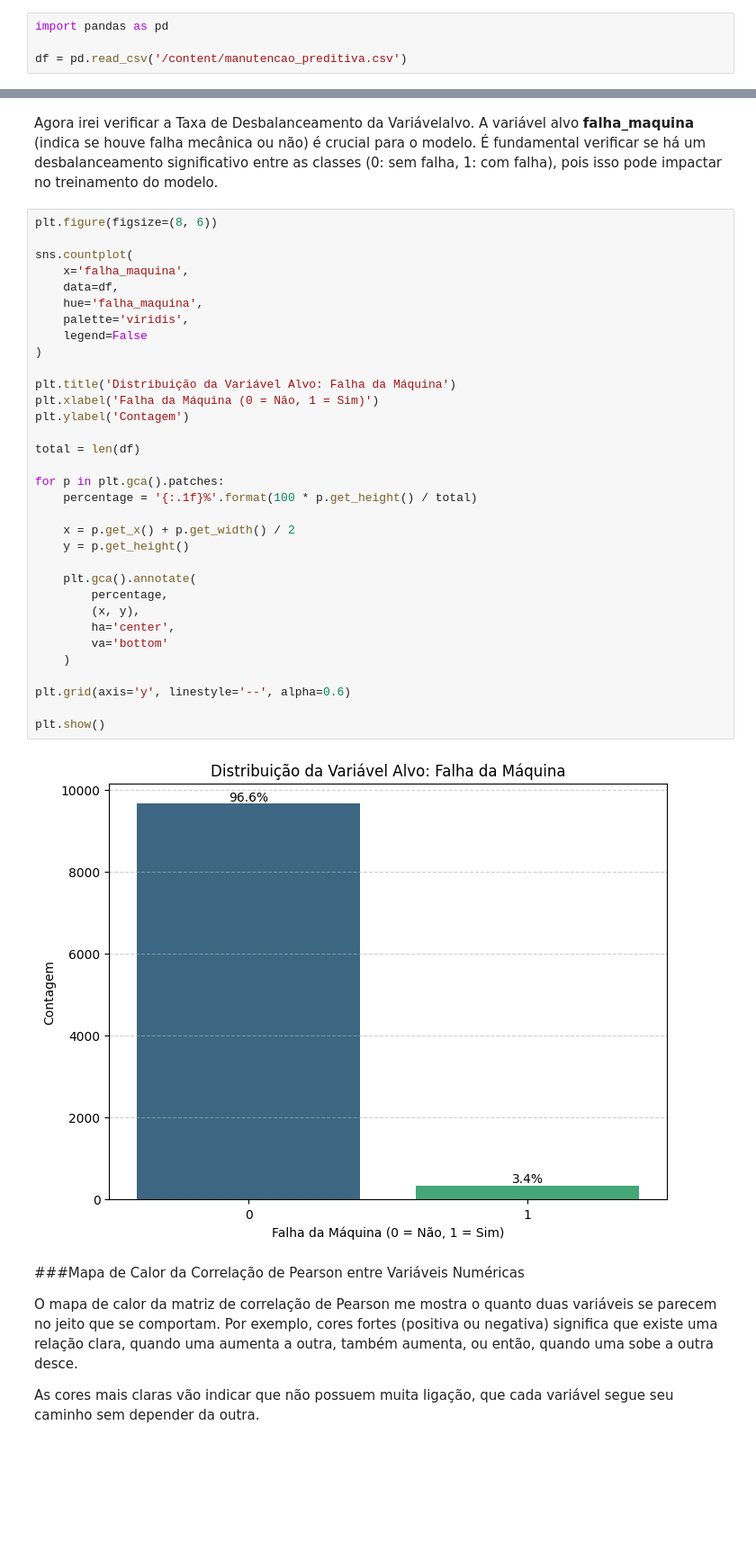
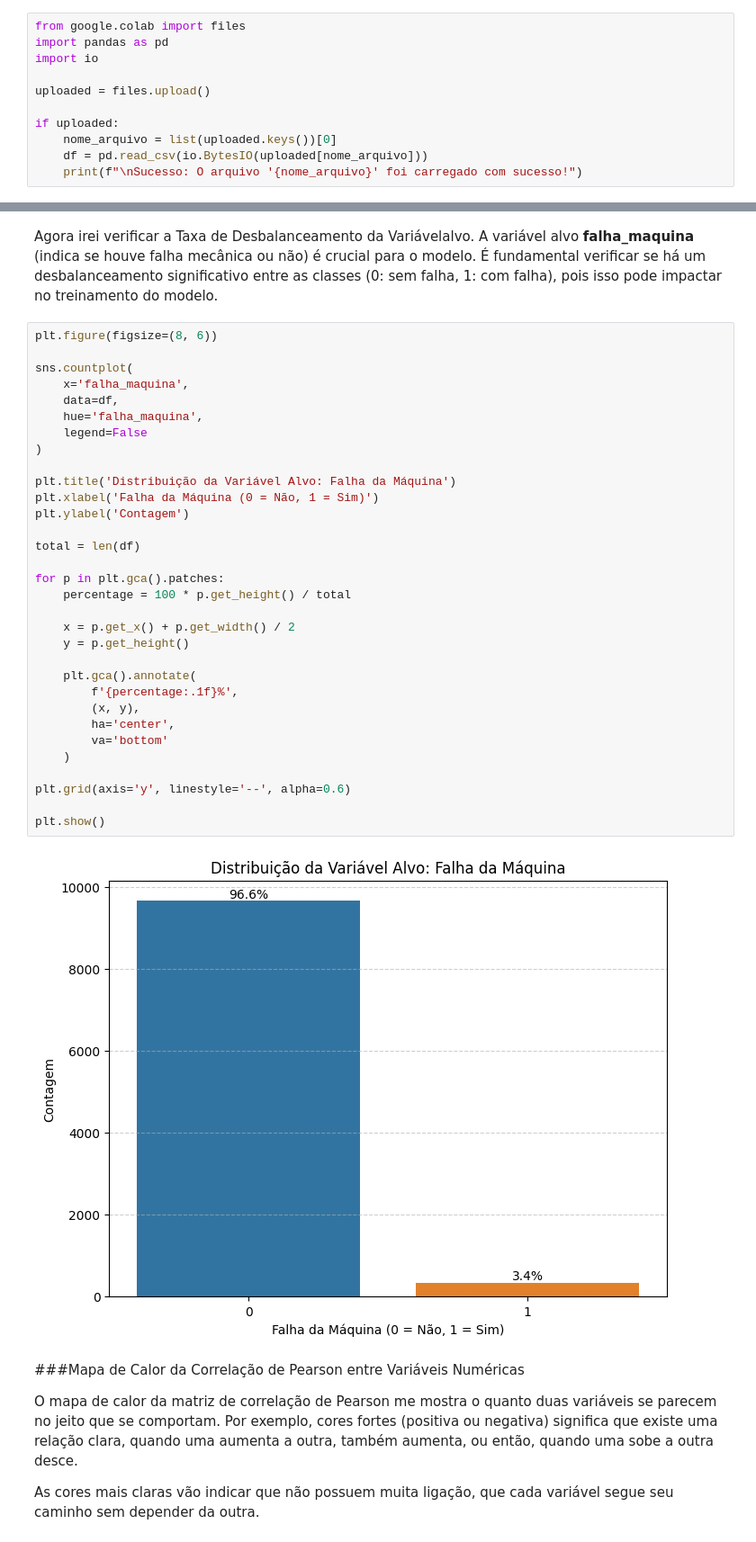
Before and after one commit to nemseibr/SCTEC2026.GEARGUARD, a Jupyter notebook: PROJETO_AVALIATIVO_MÓDULO_1.ipynb, the cells around one changed output, grey strips where cells are left out. Shown at 90% size. Cells and saved outputs as stored; diff of their text form; blank space fills up the shorter version.

Commit message:
Inclusão de botão de upload de arquivo no projeto

```diff
--- a/PROJETO_AVALIATIVO_MÓDULO_1.ipynb
+++ b/PROJETO_AVALIATIVO_MÓDULO_1.ipynb
@@ -10,7 +10,14 @@
 # **1. Inspecionando dados**
 # %% [markdown]
 Carregando o DF
-# %%
-import pandas as pd
-
-df = pd.read_csv('/content/manutencao_preditiva.csv')
+# %%
+from google.colab import files
+import pandas as pd
+import io
+
+uploaded = files.upload()
+
+if uploaded:
+    nome_arquivo = list(uploaded.keys())[0]
+    df = pd.read_csv(io.BytesIO(uploaded[nome_arquivo]))
+    print(f"\nSucesso: O arquivo '{nome_arquivo}' foi carregado com sucesso!")
@@ -148,37 +160,36 @@ Agora irei verificar a Taxa de Desbalanceamento da Variávelalvo. A variável al
 plt.figure(figsize=(8, 6))
 
 sns.countplot(
     x='falha_maquina',
     data=df,
     hue='falha_maquina',
-    palette='viridis',
     legend=False
 )
 
 plt.title('Distribuição da Variável Alvo: Falha da Máquina')
 plt.xlabel('Falha da Máquina (0 = Não, 1 = Sim)')
 plt.ylabel('Contagem')
 
 total = len(df)
 
 for p in plt.gca().patches:
-    percentage = '{:.1f}%'.format(100 * p.get_height() / total)
+    percentage = 100 * p.get_height() / total
 
     x = p.get_x() + p.get_width() / 2
     y = p.get_height()
 
     plt.gca().annotate(
-        percentage,
+        f'{percentage:.1f}%',
         (x, y),
         ha='center',
         va='bottom'
     )
 
 plt.grid(axis='y', linestyle='--', alpha=0.6)
 
 plt.show()
 # %% [output]
-[figure, old version]
+[figure, new version]
 # %% [markdown]
 ###Mapa de Calor da Correlação de Pearson entre Variáveis Numéricas
 
```
Also changed, not shown: parts of 7 cells of this notebook.
